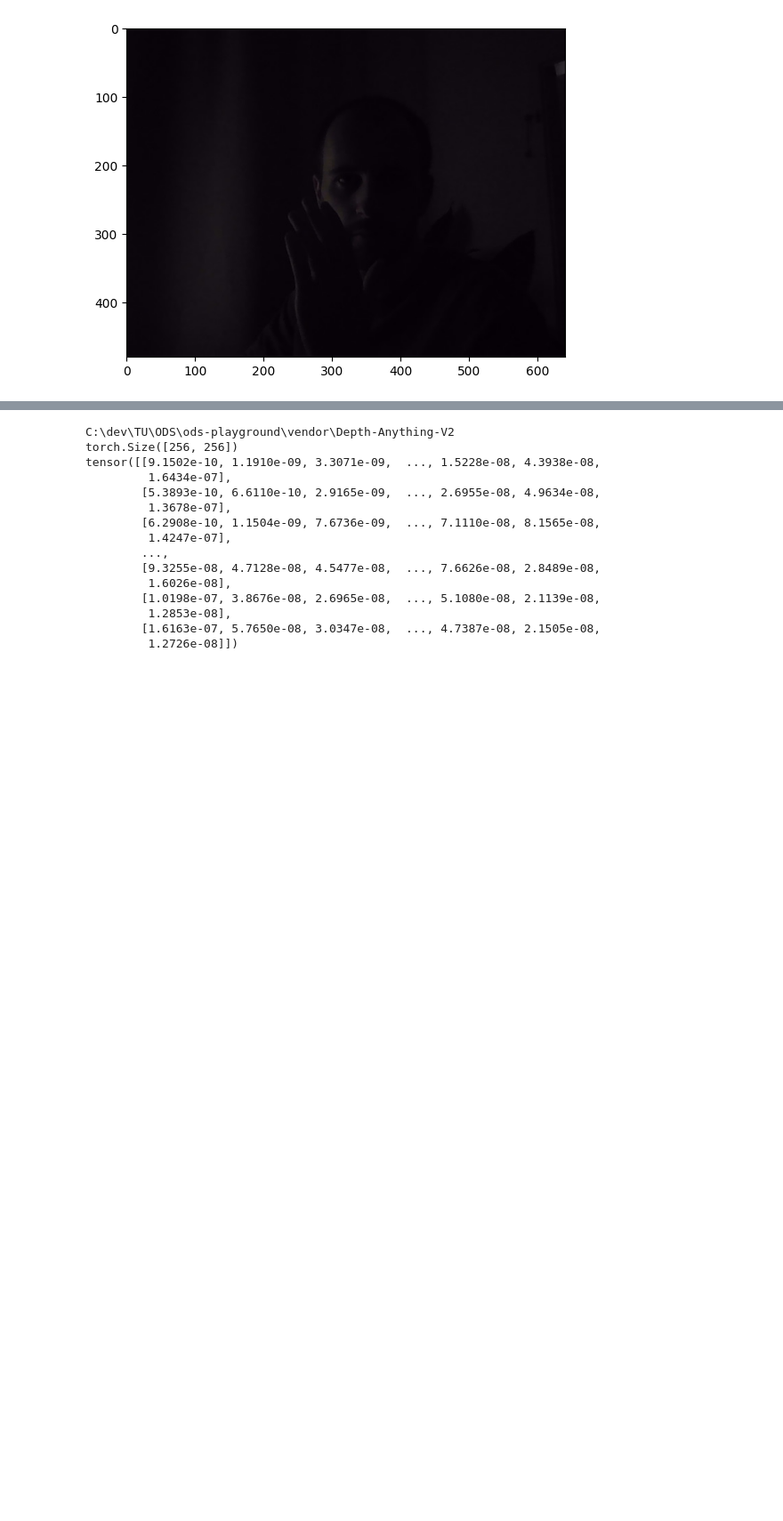
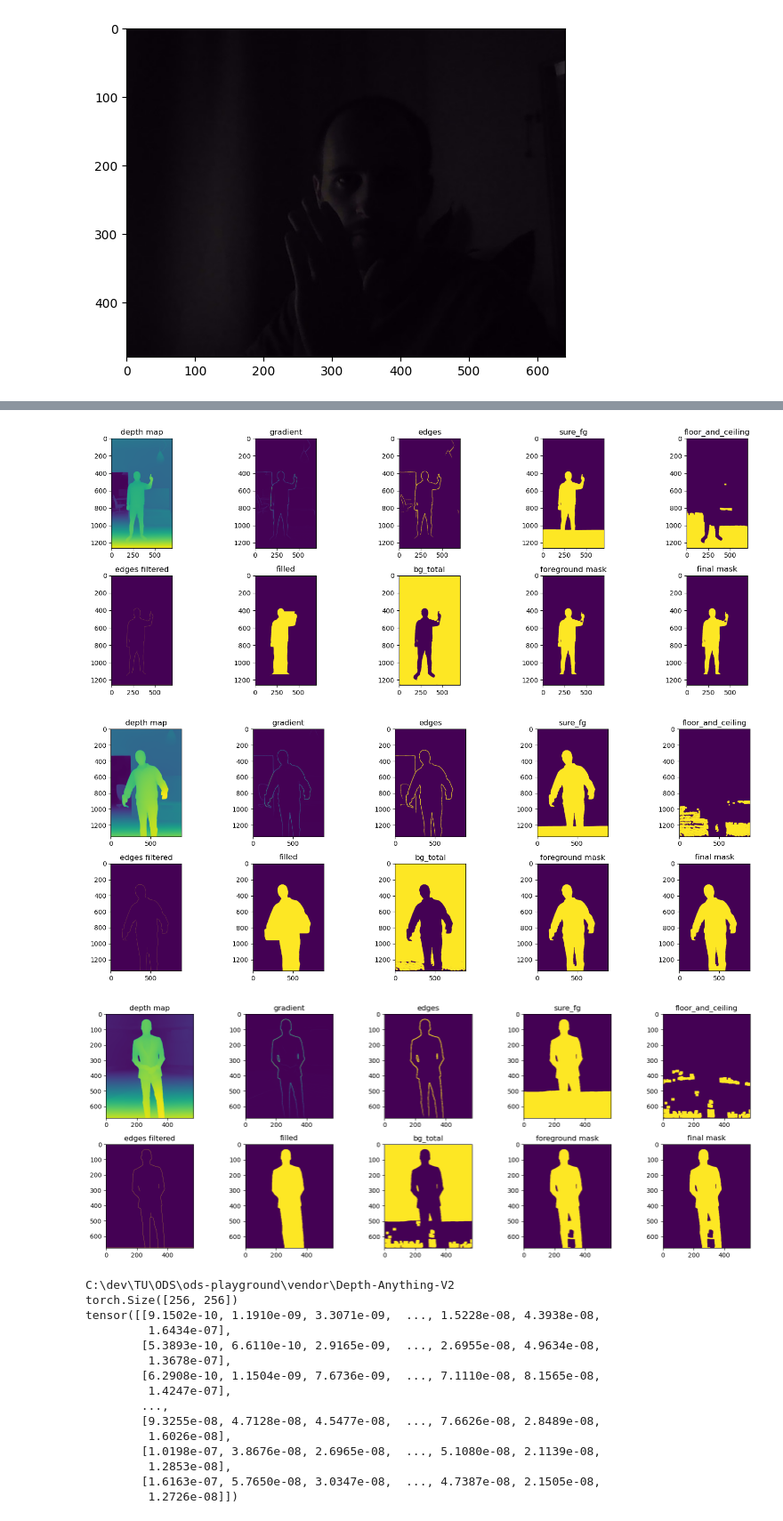
Before and after one commit to aalolexx/awt-pj-ws2425-3d-realtime-reconstruction, a Jupyter notebook: notebooks/pcd_estimator_refinment.ipynb, the cells around one changed output, grey strips where cells are left out. Shown at 89% size. Cells and saved outputs as stored; diff of their text form; code cells hidden in the pictures; blank space fills up the shorter version.

```diff
--- a/notebooks/pcd_estimator_refinment.ipynb
+++ b/notebooks/pcd_estimator_refinment.ipynb
@@ -75,3 +224,16 @@ INFO:dinov2:using MLP layer as FFN
+# %%
+depth_image = depth_estimator.run_step(cv2.imread('../assets/alex_test3.jpg'))
+get_mask(depth_image)
+
+depth_image = depth_estimator.run_step(cv2.imread('../assets/alex_test2.jpg'))
+get_mask(depth_image)
+
+depth_image = depth_estimator.run_step(cv2.imread('../assets/news-anchor.jpg'))
+get_mask(depth_image)
+# %% [output]
+[figure, added]
+[figure, added]
+[figure, added]
 # %%
 # TRYING WITH RMBG
 import torch
```
Also changed, not shown: parts of 5 cells of this notebook, 4 other files.
